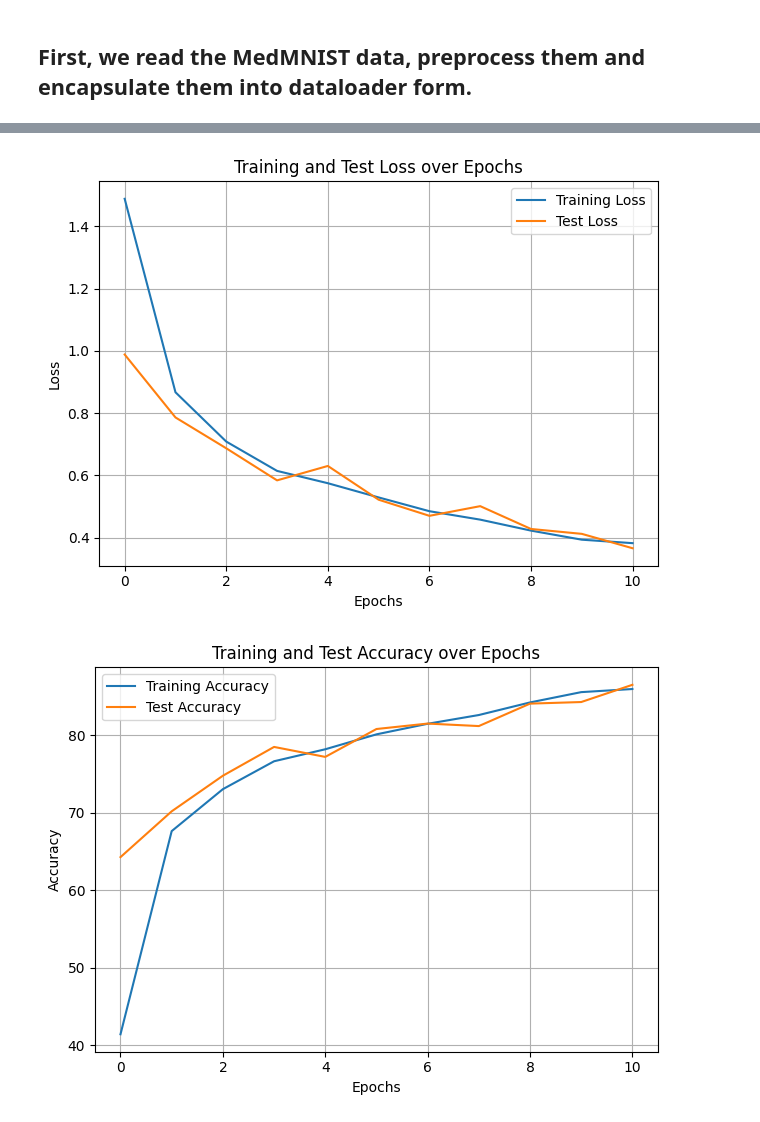
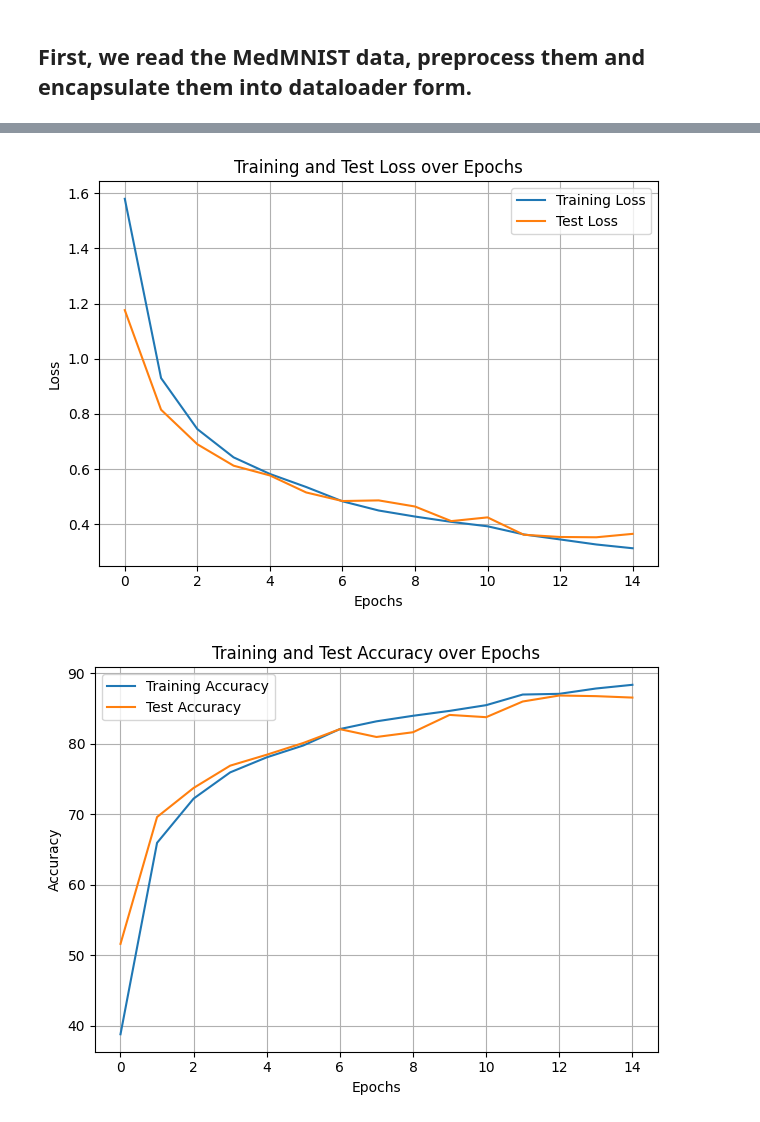
Before and after one commit to TiagoSilva35/Blood_discriminator, a Jupyter notebook: src/main.ipynb, the cells around one changed output, grey strips where cells are left out. Saved outputs shown, nothing was run; the diff lists cells and outputs as text; code cells hidden in the pictures.

```diff
--- a/src/main.ipynb
+++ b/src/main.ipynb
@@ -53,7 +53,7 @@ validation_loader = data.DataLoader(dataset=validation_dataset, batch_size=2*BAT
 # %%
 # variables declaration
 model_type = 'CNN'
-n_epochs = 11
+n_epochs = 15
 n_layers = 1
 n_inputs = n_channels * 28 * 28
 size_hidden_layer = (n_inputs + n_classes) // 2 # n_classes = n_outputs
@@ -139,6 +139,7 @@ if model_type == 'CNN':
     plot_loss(training_losses, test_losses)
     plot_acc(training_accs, test_accs)
     plot_confusion_matrix(CM, n_classes)
+    plot_precision_recall(precision, sensitivity, n_classes)
 
     print(f"\nFinal Results:")
     print(f"Test Loss: {final_test_loss:.4f}, Test Acc: {final_test_acc:.2f}%")
@@ -224,6 +225,7 @@ elif model_type == 'MLNN':
     plot_loss(training_losses, test_losses)
     plot_acc(training_accs, test_accs)
     plot_confusion_matrix(CM, n_classes)
+    plot_precision_recall(precision, sensitivity, n_classes)
 
     print(f"\nFinal Results:")
     print(f"Test Loss: {final_test_loss:.4f}, Test Acc: {final_test_acc:.2f}%")
@@ -257,2 +259,2 @@ Macro Specificity: 0.9804
-[figure, old version]
+[figure, new version]
-[figure, old version]
+[figure, new version]
```
Also changed, not shown: parts of 1 cell of this notebook, 6 other files.
